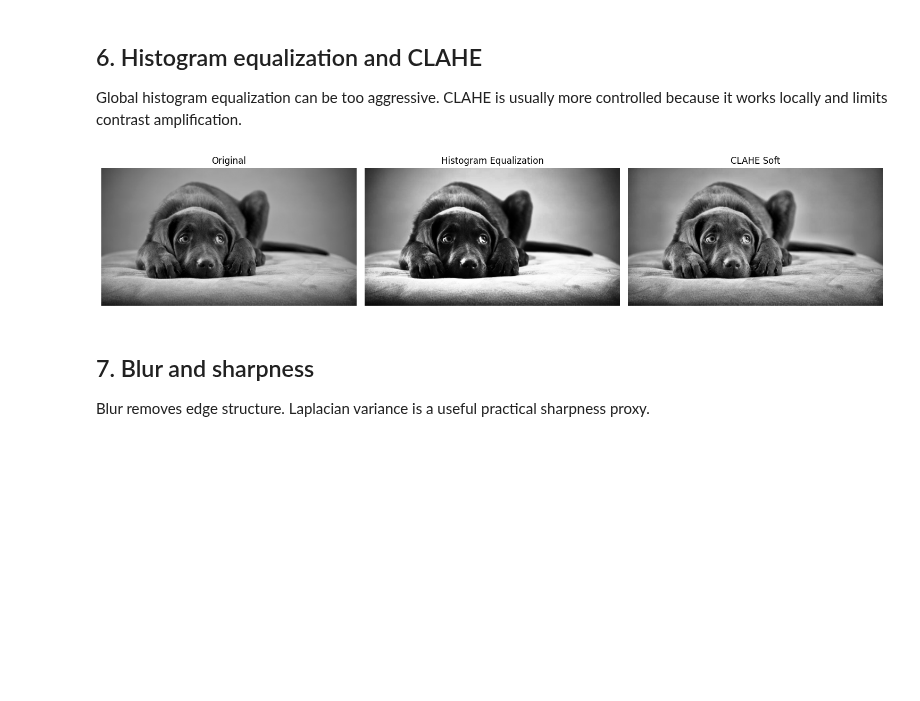
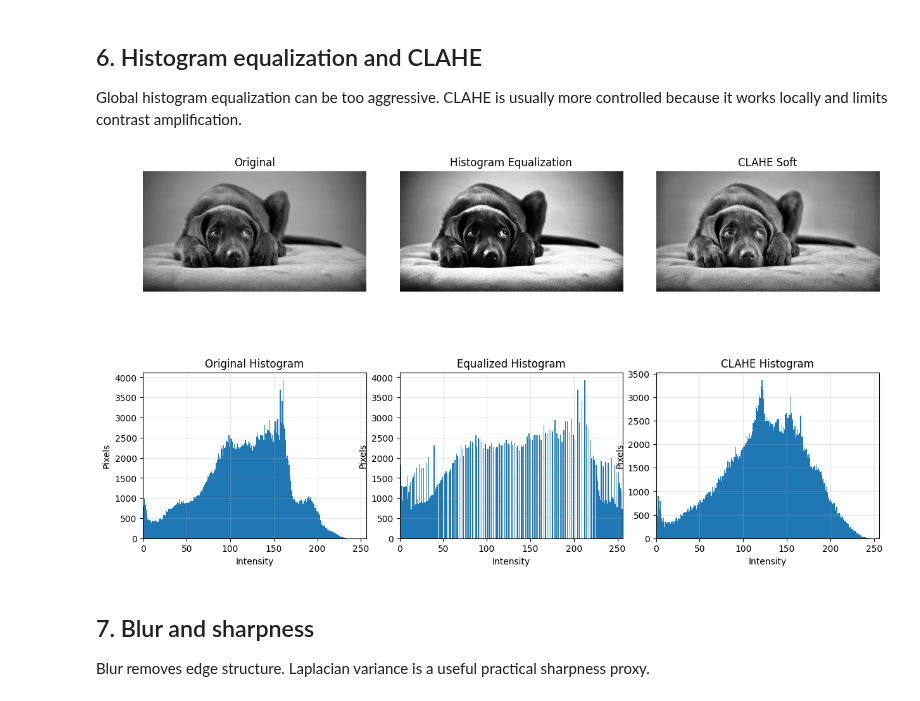
Before and after one commit to fury471/vision-imaging-lab, a Jupyter notebook: notebooks/01_image_quality_basics.ipynb, the cells around one changed output. Drawn from its saved outputs; the diff is of its cells as text; code cells hidden in the pictures; blank space fills up the shorter version.

```diff
--- a/notebooks/01_image_quality_basics.ipynb
+++ b/notebooks/01_image_quality_basics.ipynb
@@ -53,6 +69,15 @@ from image_transforms import (
     median_denoise,
     bilateral_denoise,
 )
+
+def plot_gray_histogram(ax, gray_image, title):
+    histogram, bins = compute_grayscale_histogram(gray_image)
+    ax.bar(bins[:-1], histogram, width=1.0, align="edge")
+    ax.set_title(title)
+    ax.set_xlabel("Intensity")
+    ax.set_ylabel("Pixels")
+    ax.set_xlim(0, 256)
+    ax.grid(True, alpha=0.3)
 # %% [markdown]
 ## 1. Load the image and convert to grayscale
 
@@ -193,24 +228,29 @@ CLAHE is usually more controlled because it works locally and limits contrast am
 # %%
 equalized = histogram_equalization(gray_image)
 clahe_soft = apply_clahe(gray_image, clip_limit=1.0, tile_grid_size=(12, 12))
 
-fig, axes = plt.subplots(1, 3, figsize=(15, 5))
-axes[0].imshow(gray_image, cmap="gray")
-axes[0].set_title("Original")
-axes[0].axis("off")
+fig, axes = plt.subplots(2, 3, figsize=(15, 8))
+fig.subplots_adjust(hspace=0.35, wspace=0.15)
 
-axes[1].imshow(equalized, cmap="gray")
-axes[1].set_title("Histogram Equalization")
-axes[1].axis("off")
+axes[0, 0].imshow(gray_image, cmap="gray")
+axes[0, 0].set_title("Original")
+axes[0, 0].axis("off")
 
-axes[2].imshow(clahe_soft, cmap="gray")
-axes[2].set_title("CLAHE Soft")
-axes[2].axis("off")
+axes[0, 1].imshow(equalized, cmap="gray")
+axes[0, 1].set_title("Histogram Equalization")
+axes[0, 1].axis("off")
 
-plt.tight_layout()
+axes[0, 2].imshow(clahe_soft, cmap="gray")
+axes[0, 2].set_title("CLAHE Soft")
+axes[0, 2].axis("off")
+
+plot_gray_histogram(axes[1, 0], gray_image, "Original Histogram")
+plot_gray_histogram(axes[1, 1], equalized, "Equalized Histogram")
+plot_gray_histogram(axes[1, 2], clahe_soft, "CLAHE Histogram")
+
 plt.show()
 # %% [output]
-[figure, old version]
+[figure, new version]
 # %% [markdown]
 ## 7. Blur and sharpness
 
```
Also changed, not shown: parts of 8 cells of this notebook.
